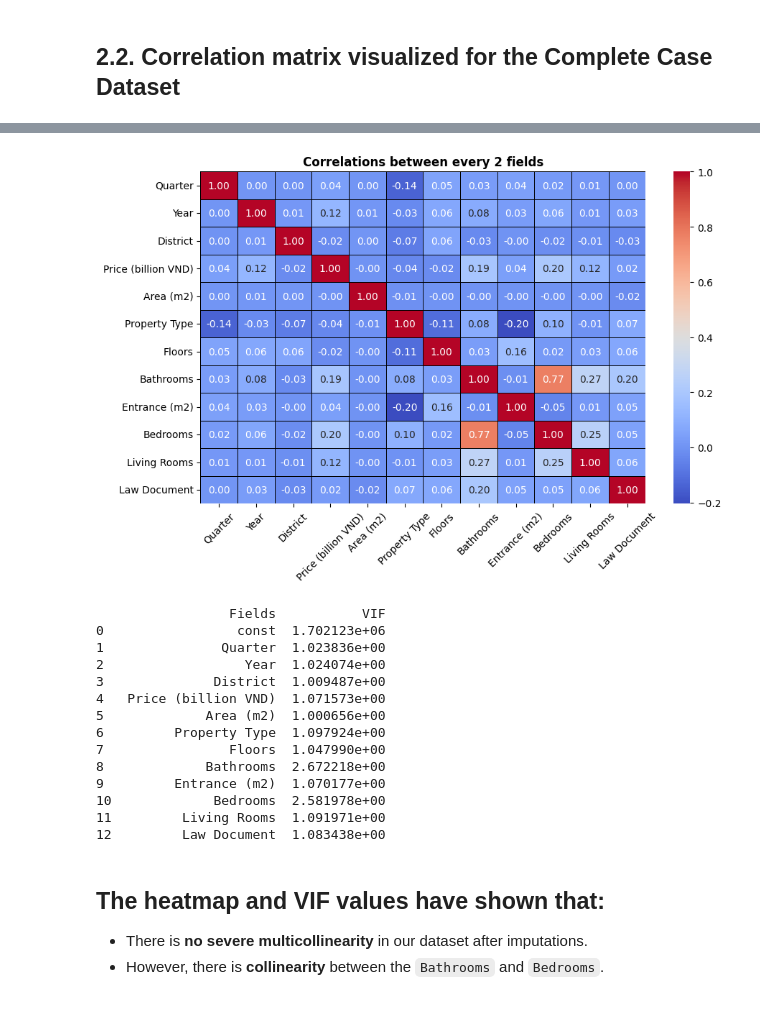
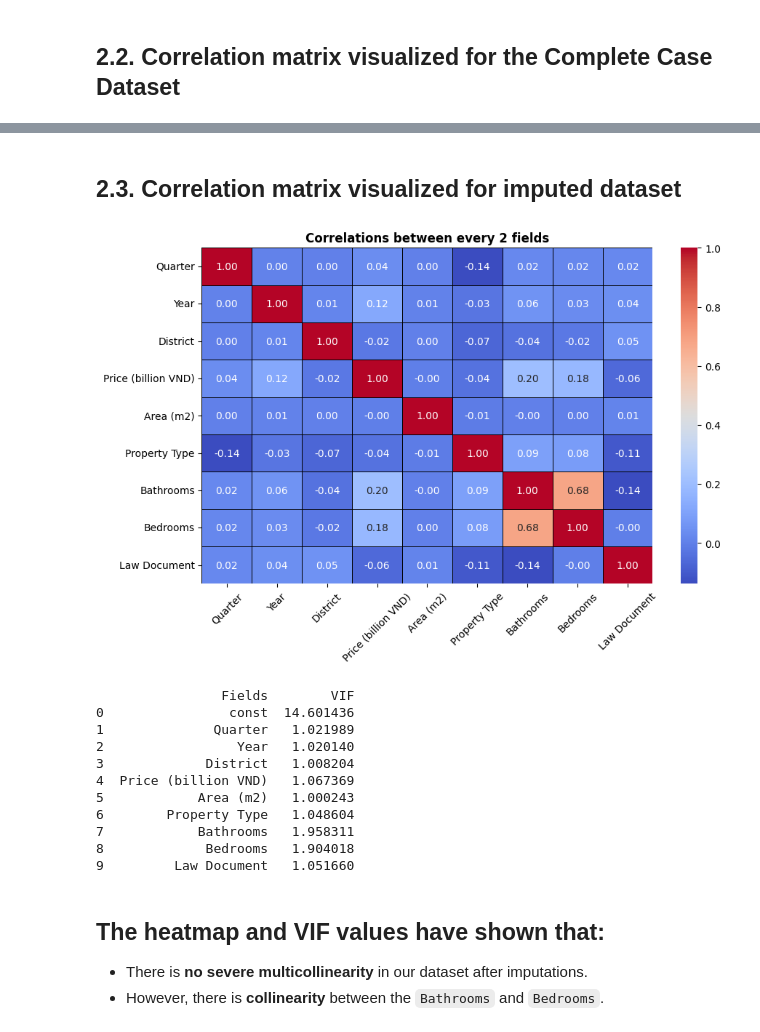
Before and after one commit to lenhatquang03/DataScience2024.1, a Jupyter notebook: DataCleaning/multicollinearity.ipynb, the cells around one changed output, grey strips where cells are left out. Cells and saved outputs as stored; diff of their text form; code cells hidden in the pictures.

```diff
--- a/DataCleaning/multicollinearity.ipynb
+++ b/DataCleaning/multicollinearity.ipynb
@@ -9,5 +8,5 @@ import matplotlib.pyplot as plt
 from statsmodels.stats.outliers_influence import variance_inflation_factor
 from statsmodels.tools.tools import add_constant
 # %%
-data = pd.read_csv("../UnImputedDataWithIDs.csv").drop(columns = ["Unnamed: 0", "ID"], axis=1)
+unimputed_data = pd.read_csv("data/Quang/UnImputedDataWithIDs.csv").drop(columns = ["Unnamed: 0", "ID", "Floors", "Entrance (m2)", "Living Rooms"], axis=1)
 # %%
@@ -34,0 +31,3 @@ memory usage: 2.5+ MB
+# %%
+imputed_data = pd.read_csv("data/Quang/quang.csv")[["Quarter", "Year", "District", "Price (billion VND)", "Area (m2)", "Property Type", "Bathrooms", "Bedrooms", "Law Document"]]
+imputed_data.info()
@@ -179,25 +115,25 @@ mode_imputed = pd.read_csv("../ModeImputedDatawithIDs.csv").drop(columns = ["Unn
+# %% [markdown]
+## **2.3. Correlation matrix visualized for imputed dataset**
 # %%
-numerical_mode = numerical_convert(mode_imputed, categorical_encoder= OrdinalEncoder())[0]
-correlation_map(numerical_mode)
+encode_imputed = numerical_convert(imputed_data, OrdinalEncoder())[0]
+correlation_map(encode_imputed)
 # %% [output]
-[figure, old version]
+[figure, new version]
-# %%
-print(VIF_values(numerical_mode))
-# %% [output]
-                 Fields           VIF
-0                 const  1.702123e+06
-1               Quarter  1.023836e+00
-2                  Year  1.024074e+00
-3              District  1.009487e+00
-4   Price (billion VND)  1.071573e+00
-5             Area (m2)  1.000656e+00
-6         Property Type  1.097924e+00
-7                Floors  1.047990e+00
-8             Bathrooms  2.672218e+00
-9         Entrance (m2)  1.070177e+00
-10             Bedrooms  2.581978e+00
-11         Living Rooms  1.091971e+00
-12         Law Document  1.083438e+00
+# %%
+# Variance inflation factors (VIF) for each field
+print(VIF_values(encode_imputed))
+# %% [output]
+                Fields        VIF
+0                const  14.601436
+1              Quarter   1.021989
+2                 Year   1.020140
+3             District   1.008204
+4  Price (billion VND)   1.067369
+5            Area (m2)   1.000243
+6        Property Type   1.048604
+7            Bathrooms   1.958311
+8             Bedrooms   1.904018
+9         Law Document   1.051660
 # %% [markdown]
 ## The heatmap and VIF values have shown that:
 
```
Also changed, not shown: parts of 23 cells of this notebook, 17 other files.
